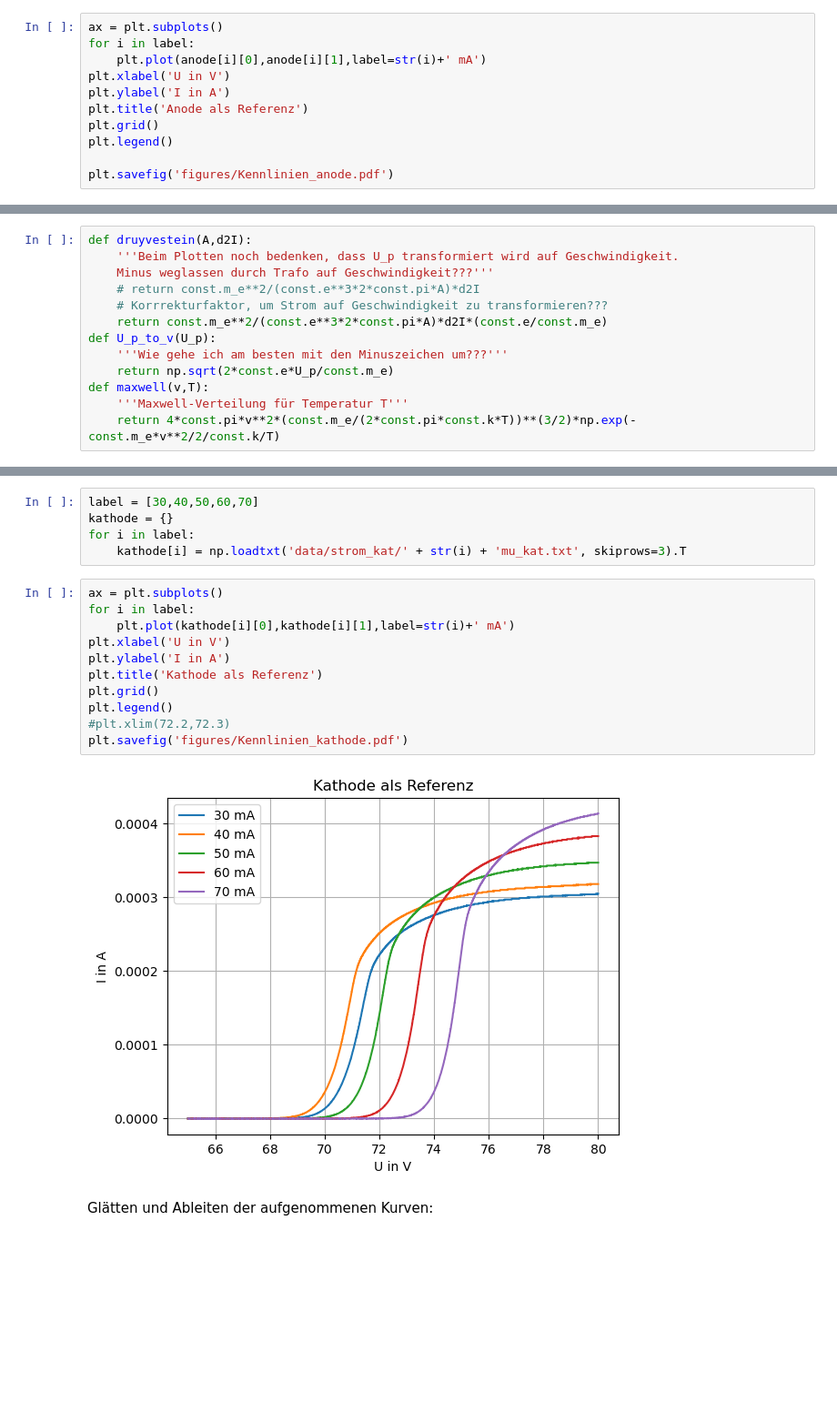
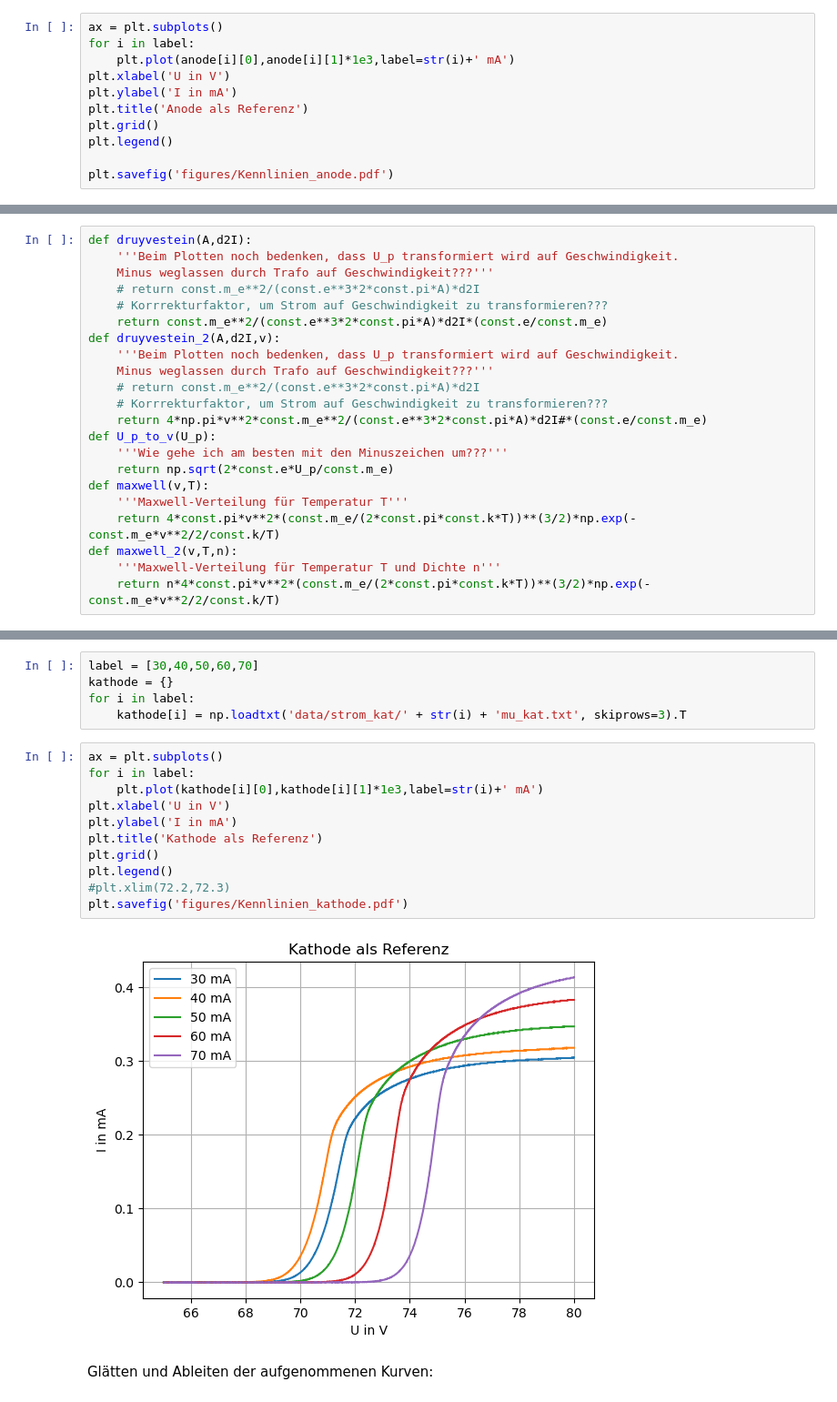
Before and after one commit to hannes-ebe/F-Prak, a Jupyter notebook: langmuir/Automatisierte_Messung.ipynb, the cells around one changed output, grey strips where cells are left out. Shown at 91% size. Saved outputs shown, nothing was run; the diff lists cells and outputs as text; blank space fills up the shorter version.

```diff
--- a/langmuir/Automatisierte_Messung.ipynb
+++ b/langmuir/Automatisierte_Messung.ipynb
@@ -16,9 +16,9 @@ for i in label:
 # %%
 ax = plt.subplots()
 for i in label:
-    plt.plot(anode[i][0],anode[i][1],label=str(i)+' mA')
+    plt.plot(anode[i][0],anode[i][1]*1e3,label=str(i)+' mA')
 plt.xlabel('U in V')
-plt.ylabel('I in A')
+plt.ylabel('I in mA')
 plt.title('Anode als Referenz')
 plt.grid()
 plt.legend()
@@ -386,12 +386,21 @@ def druyvestein(A,d2I):
     # return const.m_e**2/(const.e**3*2*const.pi*A)*d2I
     # Korrrekturfaktor, um Strom auf Geschwindigkeit zu transformieren???
     return const.m_e**2/(const.e**3*2*const.pi*A)*d2I*(const.e/const.m_e)
+def druyvestein_2(A,d2I,v):
+    '''Beim Plotten noch bedenken, dass U_p transformiert wird auf Geschwindigkeit.
+    Minus weglassen durch Trafo auf Geschwindigkeit???'''
+    # return const.m_e**2/(const.e**3*2*const.pi*A)*d2I
+    # Korrrekturfaktor, um Strom auf Geschwindigkeit zu transformieren???
+    return 4*np.pi*v**2*const.m_e**2/(const.e**3*2*const.pi*A)*d2I#*(const.e/const.m_e)
 def U_p_to_v(U_p):
     '''Wie gehe ich am besten mit den Minuszeichen um???'''
     return np.sqrt(2*const.e*U_p/const.m_e)
 def maxwell(v,T):
     '''Maxwell-Verteilung für Temperatur T'''
     return 4*const.pi*v**2*(const.m_e/(2*const.pi*const.k*T))**(3/2)*np.exp(-const.m_e*v**2/2/const.k/T)
+def maxwell_2(v,T,n):
+    '''Maxwell-Verteilung für Temperatur T und Dichte n'''
+    return n*4*const.pi*v**2*(const.m_e/(2*const.pi*const.k*T))**(3/2)*np.exp(-const.m_e*v**2/2/const.k/T)
 # %%
 from scipy.optimize import curve_fit
 
@@ -475,16 +534,16 @@ for i in label:
 # %%
 ax = plt.subplots()
 for i in label:
-    plt.plot(kathode[i][0],kathode[i][1],label=str(i)+' mA')
+    plt.plot(kathode[i][0],kathode[i][1]*1e3,label=str(i)+' mA')
 plt.xlabel('U in V')
-plt.ylabel('I in A')
+plt.ylabel('I in mA')
 plt.title('Kathode als Referenz')
 plt.grid()
 plt.legend()
 #plt.xlim(72.2,72.3)
 plt.savefig('figures/Kennlinien_kathode.pdf')
 # %% [output]
-[figure, old version]
+[figure, new version]
 # %% [markdown]
 Glätten und Ableiten der aufgenommenen Kurven:
 # %%
```
Also changed, not shown: parts of 5 cells of this notebook, 43 other files.
